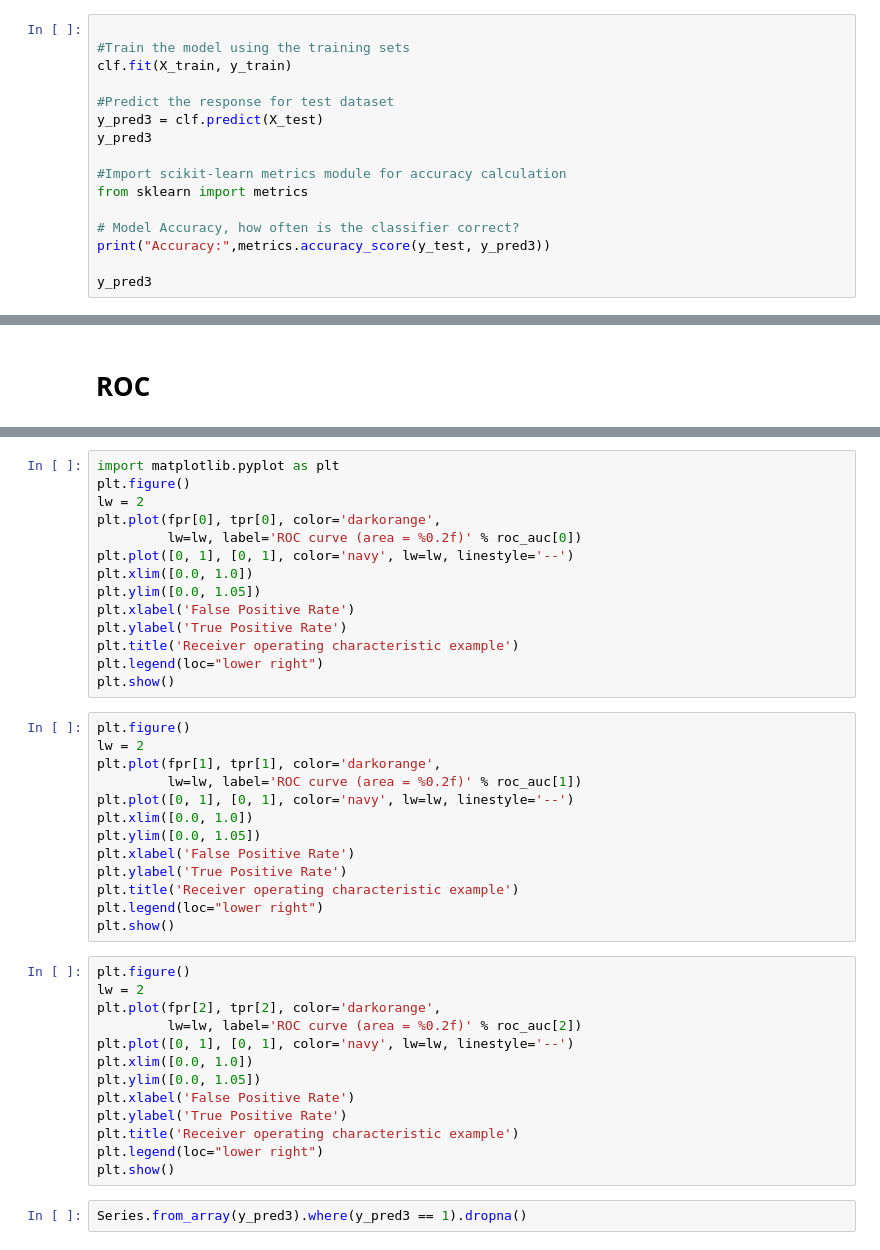
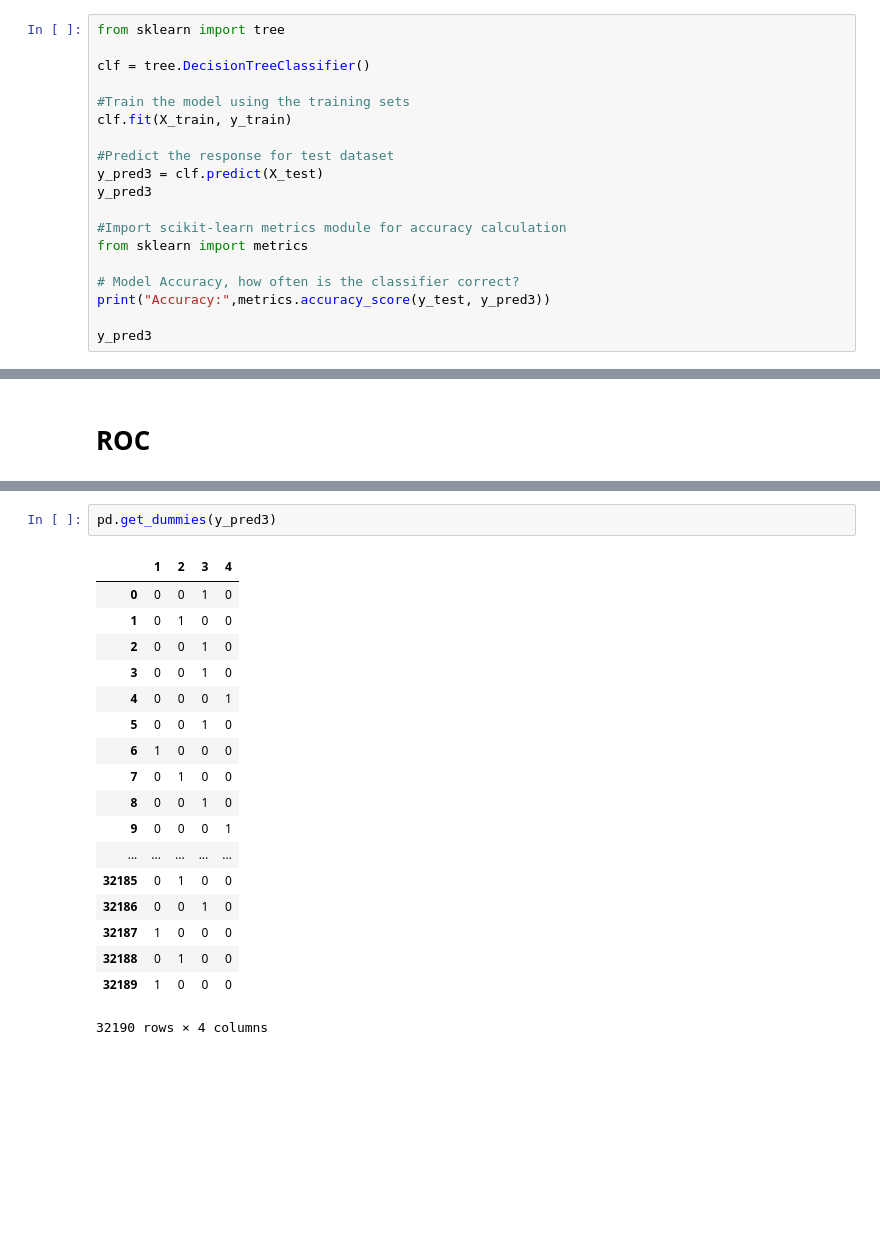
Before and after one commit to EliadProject/Hotels-Data-Science, a Jupyter notebook: FinalProject.ipynb, the cells around one changed output, grey strips where cells are left out. Drawn from its saved outputs; the diff is of its cells as text; blank space fills up the shorter version.

```diff
--- a/FinalProject.ipynb
+++ b/FinalProject.ipynb
@@ -272,6 +272,9 @@ Confusion matrix, without normalization
 # %% [markdown]
 # Decision tree - cross validation
 # %%
+from sklearn import tree
+
+clf = tree.DecisionTreeClassifier()
 
 #Train the model using the training sets
 clf.fit(X_train, y_train)
@@ -336,42 +311,21 @@ fpr
-# %%
-import matplotlib.pyplot as plt
-plt.figure()
-lw = 2
-plt.plot(fpr[0], tpr[0], color='darkorange',
-         lw=lw, label='ROC curve (area = %0.2f)' % roc_auc[0])
-plt.plot([0, 1], [0, 1], color='navy', lw=lw, linestyle='--')
-plt.xlim([0.0, 1.0])
-plt.ylim([0.0, 1.05])
-plt.xlabel('False Positive Rate')
-plt.ylabel('True Positive Rate')
-plt.title('Receiver operating characteristic example')
-plt.legend(loc="lower right")
-plt.show()
-# %%
-plt.figure()
-lw = 2
-plt.plot(fpr[1], tpr[1], color='darkorange',
-         lw=lw, label='ROC curve (area = %0.2f)' % roc_auc[1])
-plt.plot([0, 1], [0, 1], color='navy', lw=lw, linestyle='--')
-plt.xlim([0.0, 1.0])
-plt.ylim([0.0, 1.05])
-plt.xlabel('False Positive Rate')
-plt.ylabel('True Positive Rate')
-plt.title('Receiver operating characteristic example')
-plt.legend(loc="lower right")
-plt.show()
-# %%
-plt.figure()
-lw = 2
-plt.plot(fpr[2], tpr[2], color='darkorange',
-         lw=lw, label='ROC curve (area = %0.2f)' % roc_auc[2])
-plt.plot([0, 1], [0, 1], color='navy', lw=lw, linestyle='--')
-plt.xlim([0.0, 1.0])
-plt.ylim([0.0, 1.05])
-plt.xlabel('False Positive Rate')
-plt.ylabel('True Positive Rate')
-plt.title('Receiver operating characteristic example')
-plt.legend(loc="lower right")
-plt.show()
-# %%
-Series.from_array(y_pred3).where(y_pred3 == 1).dropna()
+# %%
+pd.get_dummies(y_pred3)
+# %% [output]
+|  | 1 | 2 | 3 | 4 |
+| 0 | 0 | 0 | 1 | 0 |
+| 1 | 0 | 1 | 0 | 0 |
+| 2 | 0 | 0 | 1 | 0 |
+| 3 | 0 | 0 | 1 | 0 |
+| 4 | 0 | 0 | 0 | 1 |
+| 5 | 0 | 0 | 1 | 0 |
+| 6 | 1 | 0 | 0 | 0 |
+| 7 | 0 | 1 | 0 | 0 |
+| 8 | 0 | 0 | 1 | 0 |
+| 9 | 0 | 0 | 0 | 1 |
+| ... | ... | ... | ... | ... |
+| 32185 | 0 | 1 | 0 | 0 |
+| 32186 | 0 | 0 | 1 | 0 |
+| 32187 | 1 | 0 | 0 | 0 |
+| 32188 | 0 | 1 | 0 | 0 |
+| 32189 | 1 | 0 | 0 | 0 |
+32190 rows × 4 columns
```
Also changed, not shown: parts of 5 cells of this notebook.
